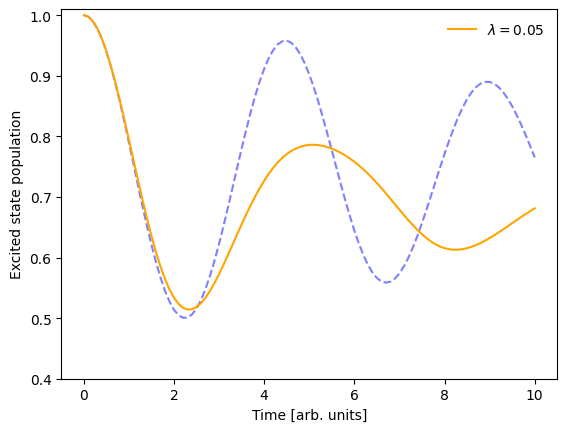
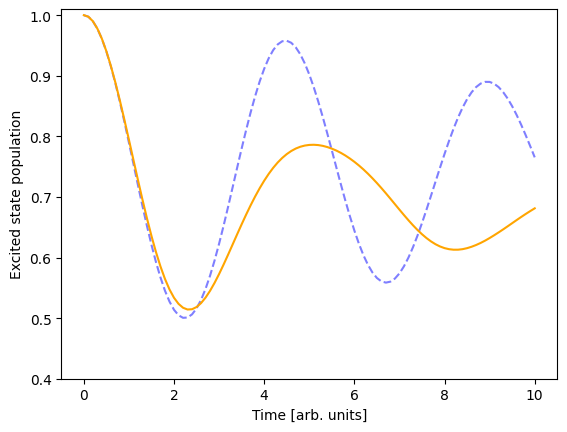
Code edit (unified diff) that turned the first committed figure into the second:
--- before
+++ after
@@ -8,8 +8,7 @@
 populations1 = np.real(np.einsum("tii->ti", data1.data_dict["dm_db"]))
 plt.plot(t, populations[:, 0], color="blue", alpha=0.5,linestyle='dashed')
-plt.plot(t1, populations1[:, 0], color="orange",label=r"$\lambda=0.05$")
+plt.plot(t1, populations1[:, 0], color="orange")
 plt.xlabel('Time [arb. units]')
 plt.ylabel('Excited state population')
 plt.ylim([0.4,1.01])
-plt.legend(frameon=False)
 plt.show()

Commit: minor changes